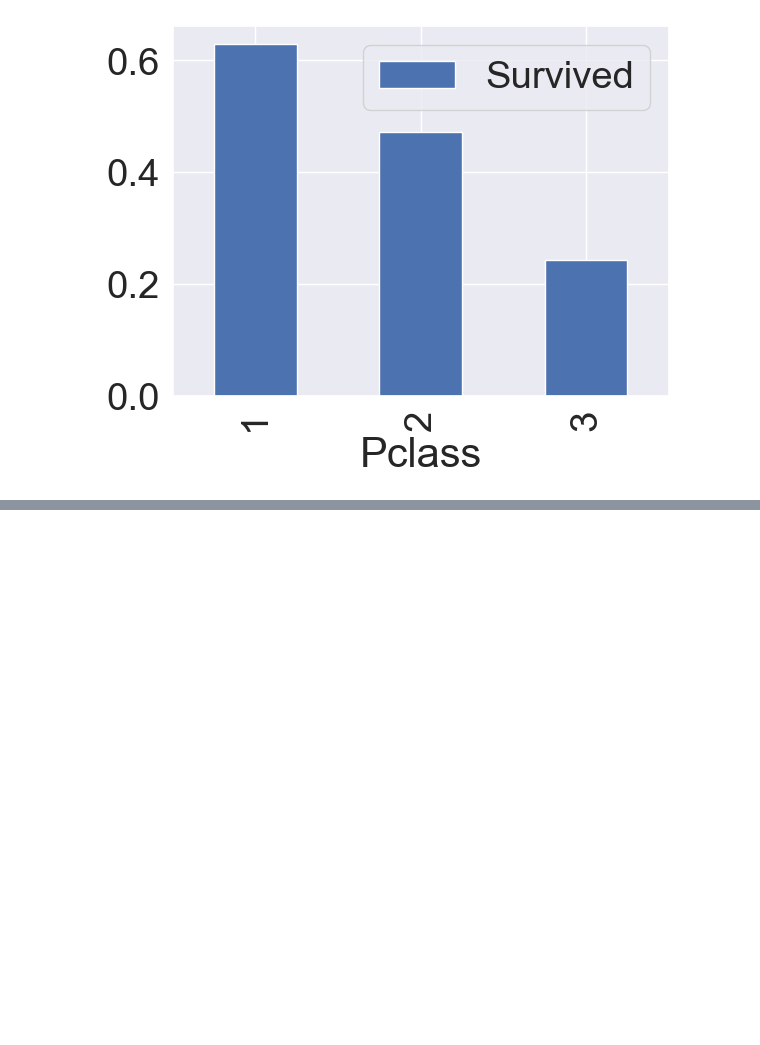
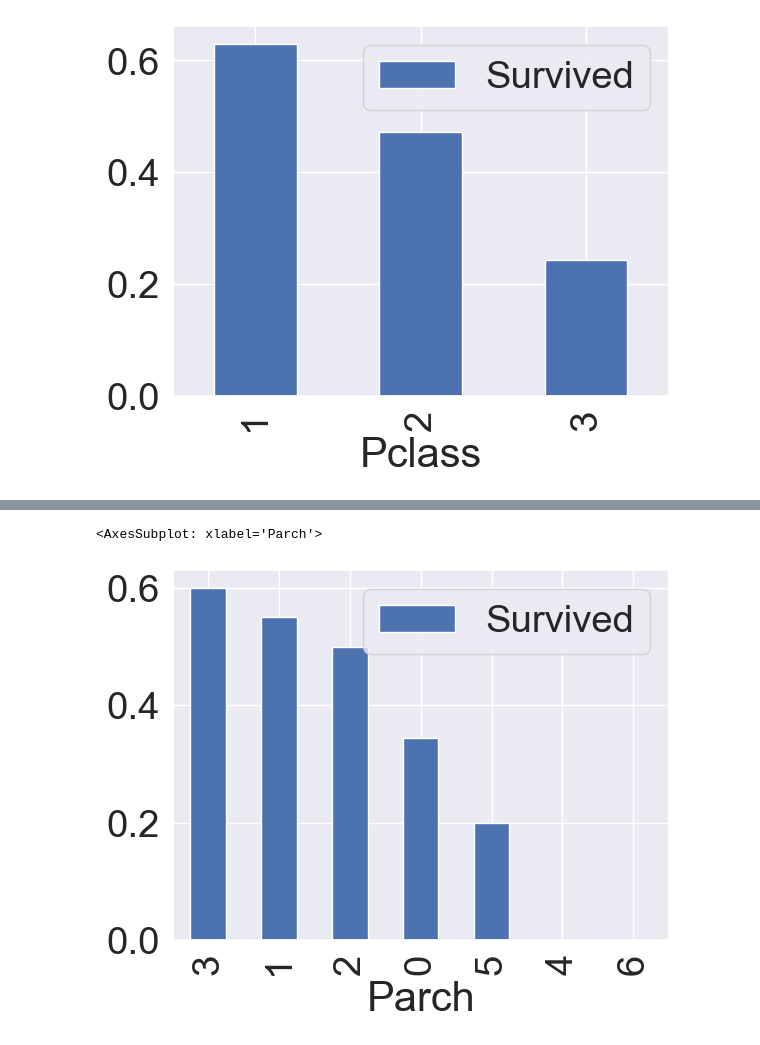
Before and after one commit to kysth0707/KagglePractice, a Jupyter notebook: Titanic-OnMyOwn/main.ipynb, the cells around one changed output, grey strips where cells are left out. Saved outputs shown, nothing was run; the diff lists cells and outputs as text; code cells hidden in the pictures; blank space fills up the shorter version.

```diff
--- a/Titanic-OnMyOwn/main.ipynb
+++ b/Titanic-OnMyOwn/main.ipynb
@@ -69,0 +121,20 @@ df_train[['Pclass', 'Survived']].groupby(
+# %%
+df_train[['Parch', 'Survived']].groupby(
+	['Parch'], as_index=True
+).mean().sort_values(
+	by='Survived', ascending=False #ascending = 오름차순
+).plot.bar()
+
+
+# Survived
+# Parch
+# 0	0.343658
+# 1	0.550847
+# 2	0.500000
+# 3	0.600000
+# 4	0.000000
+# 5	0.200000
+# 6	0.000000
+# %% [output]
+<AxesSubplot: xlabel='Parch'>
+[figure, added]
```
Also changed, not shown: parts of 5 cells of this notebook.
